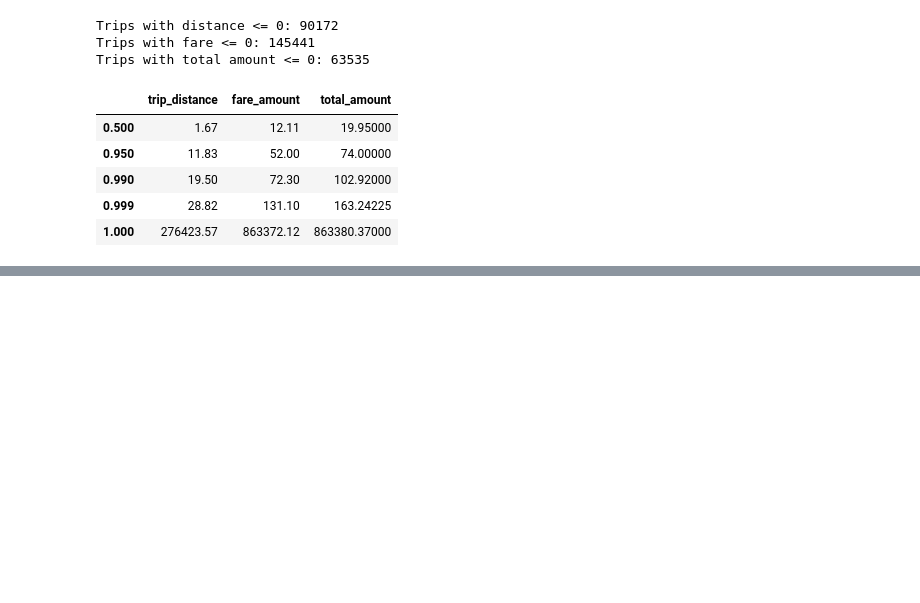
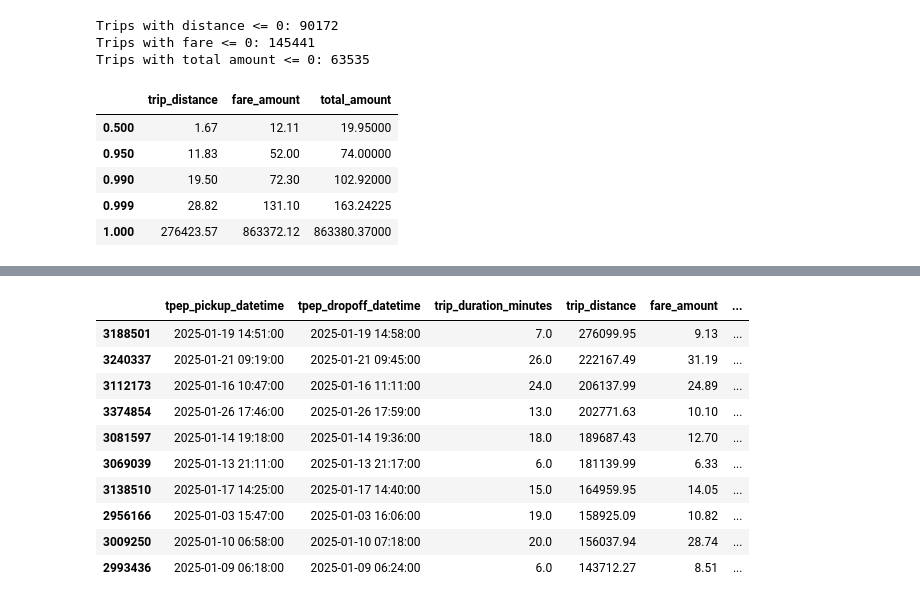
Before and after one commit to yuanzhumia0/CA1-2026025-Machine-Learning-for-Business, a Jupyter notebook: yuanzhu CA1.ipynb, the cells around one changed output, grey strips where cells are left out. Saved outputs shown, nothing was run; the diff lists cells and outputs as text; code cells hidden in the pictures; blank space fills up the shorter version.

```diff
--- a/yuanzhu CA1.ipynb
+++ b/yuanzhu CA1.ipynb
@@ -353,0 +362,12 @@ Trips with total amount <= 0: 63535
+# %%
+# Keep trips with positive distances and charges
+rows_before = len(df_clean)
+
+df_clean = df_clean[
+    (df_clean["trip_distance"] > 0) &
+    (df_clean["fare_amount"] > 0) &
+    (df_clean["total_amount"] > 0)
+].copy()
+
+print("Rows removed:", rows_before - len(df_clean))
+print("Rows remaining:", len(df_clean))
@@ -353,0 +383,15 @@ Trips with total amount <= 0: 63535
+# %%
+# Inspect the 10 longest distances
+df_clean.nlargest(10, "trip_distance")[columns_to_check]
+# %% [output]
+|  | tpep_pickup_datetime | tpep_dropoff_datetime | trip_duration_minutes | trip_distance | fare_amount | ... |
+| 3188501 | 2025-01-19 14:51:00 | 2025-01-19 14:58:00 | 7.0 | 276099.95 | 9.13 | ... |
+| 3240337 | 2025-01-21 09:19:00 | 2025-01-21 09:45:00 | 26.0 | 222167.49 | 31.19 | ... |
+| 3112173 | 2025-01-16 10:47:00 | 2025-01-16 11:11:00 | 24.0 | 206137.99 | 24.89 | ... |
+| 3374854 | 2025-01-26 17:46:00 | 2025-01-26 17:59:00 | 13.0 | 202771.63 | 10.10 | ... |
+| 3081597 | 2025-01-14 19:18:00 | 2025-01-14 19:36:00 | 18.0 | 189687.43 | 12.70 | ... |
+| 3069039 | 2025-01-13 21:11:00 | 2025-01-13 21:17:00 | 6.0 | 181139.99 | 6.33 | ... |
+| 3138510 | 2025-01-17 14:25:00 | 2025-01-17 14:40:00 | 15.0 | 164959.95 | 14.05 | ... |
+| 2956166 | 2025-01-03 15:47:00 | 2025-01-03 16:06:00 | 19.0 | 158925.09 | 10.82 | ... |
+| 3009250 | 2025-01-10 06:58:00 | 2025-01-10 07:18:00 | 20.0 | 156037.94 | 28.74 | ... |
+| 2993436 | 2025-01-09 06:18:00 | 2025-01-09 06:24:00 | 6.0 | 143712.27 | 8.51 | ... |
```
Also changed, not shown: parts of 20 cells of this notebook.
